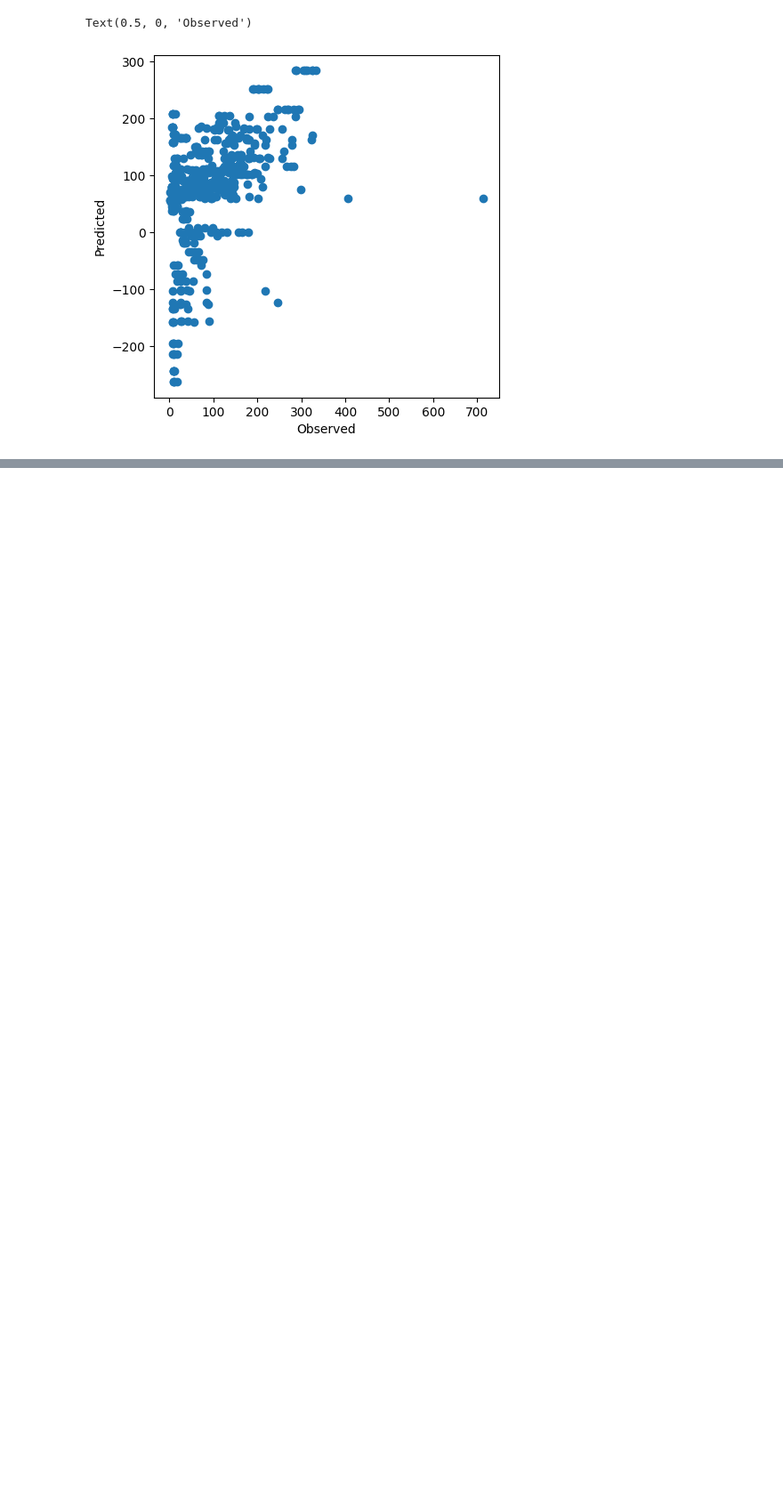
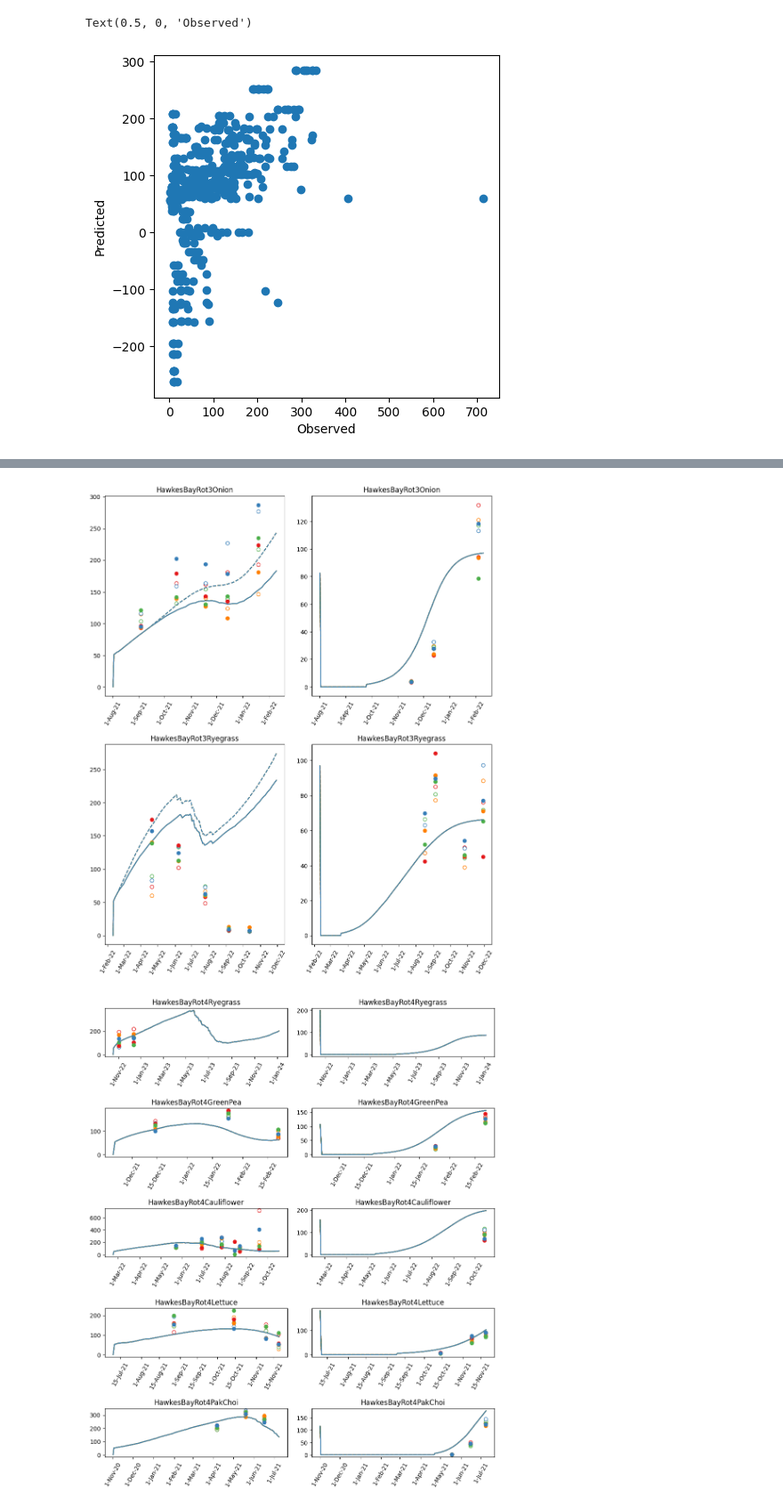
Before and after one commit to Plant-Food-Research-Open/FieldNBalance, a Jupyter notebook: TestGraphs/MakeGraphs/WS1.ipynb, the cells around one changed output, grey strips where cells are left out. Shown at 89% size. Cells and saved outputs as stored; diff of their text form; code cells hidden in the pictures; blank space fills up the shorter version.

Commit message:
getting WS1 graphs working

```diff
--- a/TestGraphs/MakeGraphs/WS1.ipynb
+++ b/TestGraphs/MakeGraphs/WS1.ipynb
@@ -64,7 +64,7 @@ TestsFrame = pd.DataFrame(index = [tests],data=[x.split('_') for x in tests],col
 # %%
 ObsPredIndex = pd.MultiIndex.from_product([tests,AllData.index],names=['Treatment','Date'])
 ObsPredCropN = pd.DataFrame(index = ObsPredIndex, columns = ['obs','pred'])
-ObsPredCropN.loc[:,'Site'] =  [TestsFrame.loc[x,'Site'].values[0] for x in ObsPredCropN.index.get_level_values(0)]
+ObsPredCropN.loc[:,'Site'] =  [TestsFrame.loc[x,'Site'] for x in ObsPredCropN.index.get_level_values(0)]
 ObsPredCropN.set_index('Site',append=True,inplace=True)
 ObsPredCropN = ObsPredCropN.reorder_levels(['Site','Treatment','Date'],axis=0)
 ObsPredCropN = ObsPredCropN.sort_index()
@@ -144,8 +128,8 @@ ObsSoilN = ObsSoilN.groupby(['Site','Date']).mean()
 blankIndex = pd.MultiIndex.from_product([[],[],[]], names = ['site','test','date'])
 ObsPredSoilN = pd.DataFrame(index = blankIndex, columns = ['obs','pred'])
 for t in tests:
-    s = TestsFrame.loc[t,'Site'].values[0]
-    obst = TestsFrame.loc[t,'Site'].values[0]+"_"+TestsFrame.loc[t,'N'].values[0]+"_"+TestsFrame.loc[t,'Irr'].values[0]
+    s = TestsFrame.loc[t,'Site']
+    obst = TestsFrame.loc[t,'Site']+"_"+TestsFrame.loc[t,'N']+"_"+TestsFrame.loc[t,'Irr']
     obs = ObsSoilN.loc[obst,:]
     dates = AllData.loc[Configs.loc["PriorHarvestDate",t]:Configs.loc["CurrentHarvestDate",t],(t,'SoilMineralN')].index
     Pred = AllData.loc[dates,(t,'SoilMineralN')]
@@ -211,5 +171,5 @@ array([('LincolnRot2_N1_Irr1_Oat',), ('LincolnRot2_N1_Irr1_PakChoi',),
 # %%
-def setColor(treat):
+def setEdgeColor(treat):
     if "_N1_" in treat:
         return CBcolors['red']
     if "_N2_" in treat:
@@ -218,3 +178,15 @@ def setColor(treat):
         return CBcolors['green']
     else:
         return CBcolors['blue']
+
+def setFillColor(treat):
+    if "_Irr1_" in treat:
+        return 'white'
+    else:
+        return setEdgeColor(treat)
+
+def setLineStyle(treat):
+    if "_Irr1_" in treat:
+        return '-'
+    else:
+        return '--'
@@ -356,0 +193,39 @@ plt.savefig(os.path.join(outPath, "WS1_TimeCourse.png"))
+# %%
+for s in sites:
+    Graph = plt.figure(figsize=(10,12))
+    testsAtSite = TestsFrame.loc[TestsFrame.Site==s,:].index.values
+    cropsAtSite = []
+    for t in testsAtSite:
+        cropsAtSite.append(t.split("_")[3])
+    cropsAtSite = list(set(cropsAtSite))
+    pos = 1
+    row_num=int(len(testsAtSite)/8)
+    for cro in cropsAtSite:
+        for v in ['SoilMineralN','CropN']:
+            ax = Graph.add_subplot(row_num,2,pos)
+            pos+=1
+            for i in ['Irr1','Irr2']:
+                for n in ['N1','N2','N3','N4']:
+                    test = s+"_"+n+"_"+i+"_"+cro
+                    mec = setEdgeColor(test)
+                    mfc = setFillColor(test)
+                    dates = AllData.loc[Configs.loc["PriorHarvestDate",test]:Configs.loc["CurrentHarvestDate",test],(test,v)].index
+                    Data = AllData.loc[dates,(test,v)]
+                    plt.plot(Data,setLineStyle(test),color=mec,label=i)
+
+                    site = s+"_"+n+"_"+i
+                    if v == 'CropN':
+                        sData = observedCrop.loc[site,:]
+                    if v == 'SoilMineralN':
+                        sData = observedSoil.loc[site,:]
+                    dFilter = [dates.min() <= sData['Date'].iloc[x] <= dates.max() for x in range(len(sData['Date']))]
+                    plt.plot(sData.loc[dFilter,'Date'],sData.loc[dFilter,v],'o',mec=mec,mfc=mfc)
+            plt.title(s+cro)
+            plt.xticks(rotation=60)
+            ax.xaxis.set_major_formatter(mdates.DateFormatter('%#d-%b-%y'))
+            #plt.legend()
+    Graph.tight_layout(pad=1.5)
+    plt.savefig(os.path.join(outPath, "WS1_"+s+"TimeCourse.png"))
+# %% [output]
+[figure, added]
+[figure, added]
```
Also changed, not shown: parts of 12 cells of this notebook, 7 other files.
